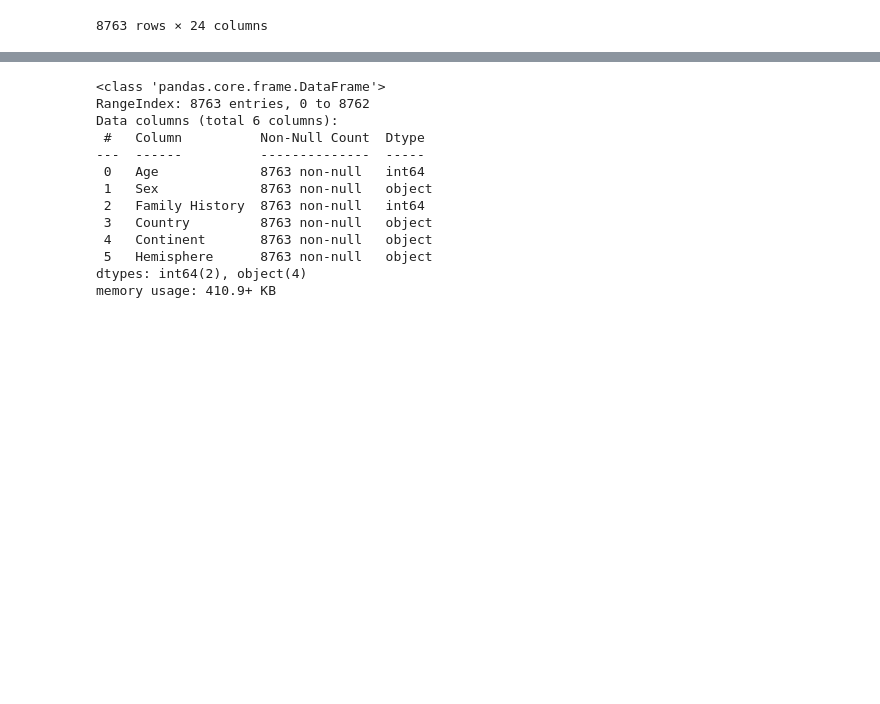
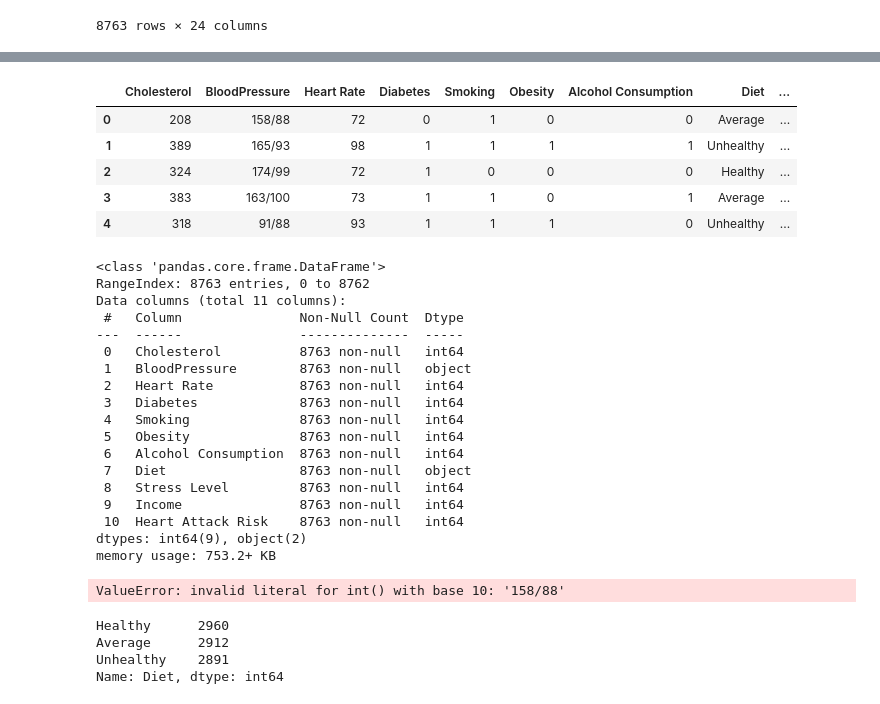
Before and after one commit to EBPaz/Heart_Attack_Prediction, a Jupyter notebook: pre-processing_controlled.ipynb, the cells around one changed output, grey strips where cells are left out. Saved outputs shown, nothing was run; the diff lists cells and outputs as text; code cells hidden in the pictures; blank space fills up the shorter version.

```diff
--- a/pre-processing.ipynb
+++ b/pre-processing_controlled.ipynb
@@ -54,17 +56,47 @@ uncontrolled_data_df
+# %%
+#Rename variables with spaces
+controlled_data_df_2 = controlled_data_df.rename(columns={'Blood Pressure': 'BloodPressure'})
+controlled_data_df_2.head()
+# %% [output]
+|  | Cholesterol | BloodPressure | Heart Rate | Diabetes | Smoking | Obesity | Alcohol Consumption | Diet | ... |
+| 0 | 208 | 158/88 | 72 | 0 | 1 | 0 | 0 | Average | ... |
+| 1 | 389 | 165/93 | 98 | 1 | 1 | 1 | 1 | Unhealthy | ... |
+| 2 | 324 | 174/99 | 72 | 1 | 0 | 0 | 0 | Healthy | ... |
+| 3 | 383 | 163/100 | 73 | 1 | 1 | 0 | 1 | Average | ... |
+| 4 | 318 | 91/88 | 93 | 1 | 1 | 1 | 0 | Unhealthy | ... |
 # %%
-# Check the data types of the uncontrolled dataframe
-uncontrolled_data_df.info()
+# Check the data types of the controlled dataframe
+controlled_data_df_2.info()
 # %% [output]
 <class 'pandas.core.frame.DataFrame'>
 RangeIndex: 8763 entries, 0 to 8762
-Data columns (total 6 columns):
- #   Column          Non-Null Count  Dtype
----  ------          --------------  -----
- 0   Age             8763 non-null   int64
- 1   Sex             8763 non-null   object
- 2   Family History  8763 non-null   int64
- 3   Country         8763 non-null   object
- 4   Continent       8763 non-null   object
- 5   Hemisphere      8763 non-null   object
-dtypes: int64(2), object(4)
-memory usage: 410.9+ KB
+Data columns (total 11 columns):
+ #   Column               Non-Null Count  Dtype
+---  ------               --------------  -----
+ 0   Cholesterol          8763 non-null   int64
+ 1   BloodPressure        8763 non-null   object
+ 2   Heart Rate           8763 non-null   int64
+ 3   Diabetes             8763 non-null   int64
+ 4   Smoking              8763 non-null   int64
+ 5   Obesity              8763 non-null   int64
+ 6   Alcohol Consumption  8763 non-null   int64
+ 7   Diet                 8763 non-null   object
+ 8   Stress Level         8763 non-null   int64
+ 9   Income               8763 non-null   int64
+ 10  Heart Attack Risk    8763 non-null   int64
+dtypes: int64(9), object(2)
+memory usage: 753.2+ KB
+# %%
+# Change the BloodPressure data to integer ??
+#(find a way to change blood pressure to a numerical variable)
+controlled_data_df_2.BloodPressure.astype(int)
+# %% [output]
+ValueError: invalid literal for int() with base 10: '158/88'
+# %%
+# Check the number of Diet variables and their counts
+controlled_data_df_2["Diet"].value_counts()
+# %% [output]
+Healthy      2960
+Average      2912
+Unhealthy    2891
+Name: Diet, dtype: int64
```
Also changed, not shown: parts of 6 cells of this notebook, 1 other file.
